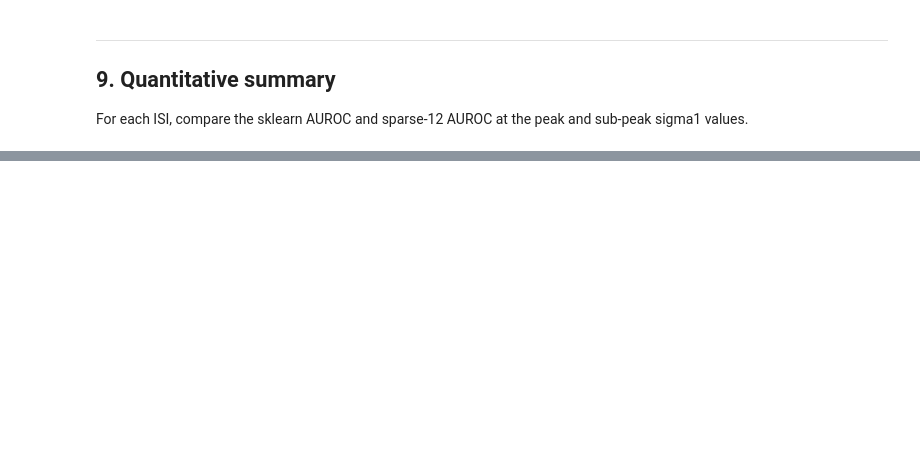
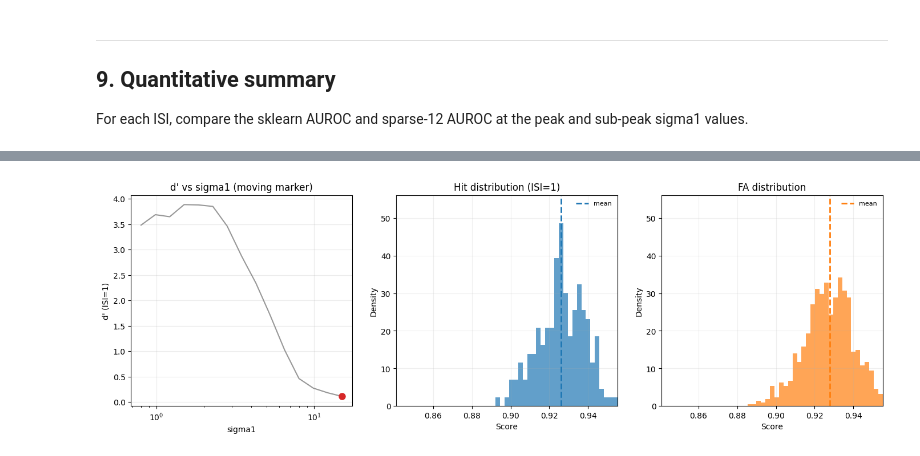
Before and after one commit to bjmedina/memory, a Jupyter notebook: notebooks/2026-03-11_roc-peak-vs-subpeak-comparison.ipynb, the cells around one changed output, grey strips where cells are left out. Cells and saved outputs as stored; diff of their text form; code cells hidden in the pictures; blank space fills up the shorter version.

```diff
--- a/notebooks/2026-03-11_roc-peak-vs-subpeak-comparison.ipynb
+++ b/notebooks/2026-03-11_roc-peak-vs-subpeak-comparison.ipynb
@@ -892,0 +844,82 @@ plt.show()
+# %%
+# Prepare fixed scales for animation
+all_hits_concat = np.concatenate([r['hits'] for r in sweep_results])
+all_fas_concat = np.concatenate([r['fas'] for r in sweep_results])
+all_concat = np.concatenate([all_hits_concat, all_fas_concat])
+
+x_lo = np.percentile(all_concat, 0.5)
+x_hi = np.percentile(all_concat, 99.5)
+bins = np.linspace(x_lo, x_hi, 50)
+
+# Use global density limits for consistent y-scale
+max_density = 0.0
+for r in sweep_results:
+    h_hist, _ = np.histogram(r['hits'], bins=bins, density=True)
+    f_hist, _ = np.histogram(r['fas'], bins=bins, density=True)
+    max_density = max(max_density, h_hist.max() if len(h_hist) else 0.0, f_hist.max() if len(f_hist) else 0.0)
+
+fig, axes = plt.subplots(1, 3, figsize=(17, 4.8))
+ax_curve, ax_hits, ax_fas = axes
+
+# Static d' curve
+ax_curve.plot(sigma1_sweep_vals, dp_sweep_vals, '-', color='tab:gray', alpha=0.8)
+ax_curve.set_xscale('log')
+ax_curve.set_xlabel('sigma1')
+ax_curve.set_ylabel("d' (ISI=1)")
+ax_curve.set_title("d' vs sigma1 (moving marker)")
+ax_curve.grid(alpha=0.25)
+marker, = ax_curve.plot([sigma1_sweep_vals[0]], [dp_sweep_vals[0]], 'o', color='tab:red', ms=8)
+
+
+def draw_distributions(idx):
+    r = sweep_results[idx]
+    for ax in (ax_hits, ax_fas):
+        ax.cla()
+
+    ax_hits.hist(r['hits'], bins=bins, density=True, alpha=0.7, color='tab:blue')
+    ax_hits.axvline(np.mean(r['hits']), color='tab:blue', ls='--', lw=2, label='mean')
+    ax_hits.set_xlim(x_lo, x_hi)
+    ax_hits.set_ylim(0, max_density * 1.1)
+    ax_hits.set_xlabel('Score')
+    ax_hits.set_ylabel('Density')
+    ax_hits.set_title('Hit distribution (ISI=1)')
+    ax_hits.grid(alpha=0.2)
+    ax_hits.legend(frameon=False, fontsize=8)
+
+    ax_fas.hist(r['fas'], bins=bins, density=True, alpha=0.7, color='tab:orange')
+    ax_fas.axvline(np.mean(r['fas']), color='tab:orange', ls='--', lw=2, label='mean')
+    ax_fas.set_xlim(x_lo, x_hi)
+    ax_fas.set_ylim(0, max_density * 1.1)
+    ax_fas.set_xlabel('Score')
+    ax_fas.set_ylabel('Density')
+    ax_fas.set_title('FA distribution')
+    ax_fas.grid(alpha=0.2)
+    ax_fas.legend(frameon=False, fontsize=8)
+
+
+def update(frame_idx):
+    marker.set_data([sigma1_sweep_vals[frame_idx]], [dp_sweep_vals[frame_idx]])
+    draw_distributions(frame_idx)
+    # fig.suptitle(
+    #     f"sigma0={SIGMA0_SWEEP:.1f} | frame {frame_idx+1}/{len(sweep_results)} | "
+    #     f"sigma1={sigma1_sweep_vals[frame_idx]:.3f} | d'={dp_sweep_vals[frame_idx]:.3f} | "
+    #     f"AUC={auc_sweep_vals[frame_idx]:.3f}",
+    #     y=1.02,
+    # )
+    return (marker,)
+
+
+ani = FuncAnimation(fig, update, frames=len(sweep_results), interval=350, blit=False)
+
+out_dir = Path('artifacts')
+out_dir.mkdir(parents=True, exist_ok=True)
+gif_path = out_dir / 'sigma1_sweep_dprime_and_distributions.gif'
+
+try:
+    ani.save(gif_path, writer=PillowWriter(fps=3))
+    print(f'Saved animation: {gif_path}')
+except Exception as e:
+    print('Could not save GIF (likely missing Pillow writer in environment):', repr(e))
+
+plt.show()
+# %% [output]
@@ -892,0 +927 @@ plt.show()
+[figure, added]
```
Also changed, not shown: parts of 21 cells of this notebook, 1 other file.
